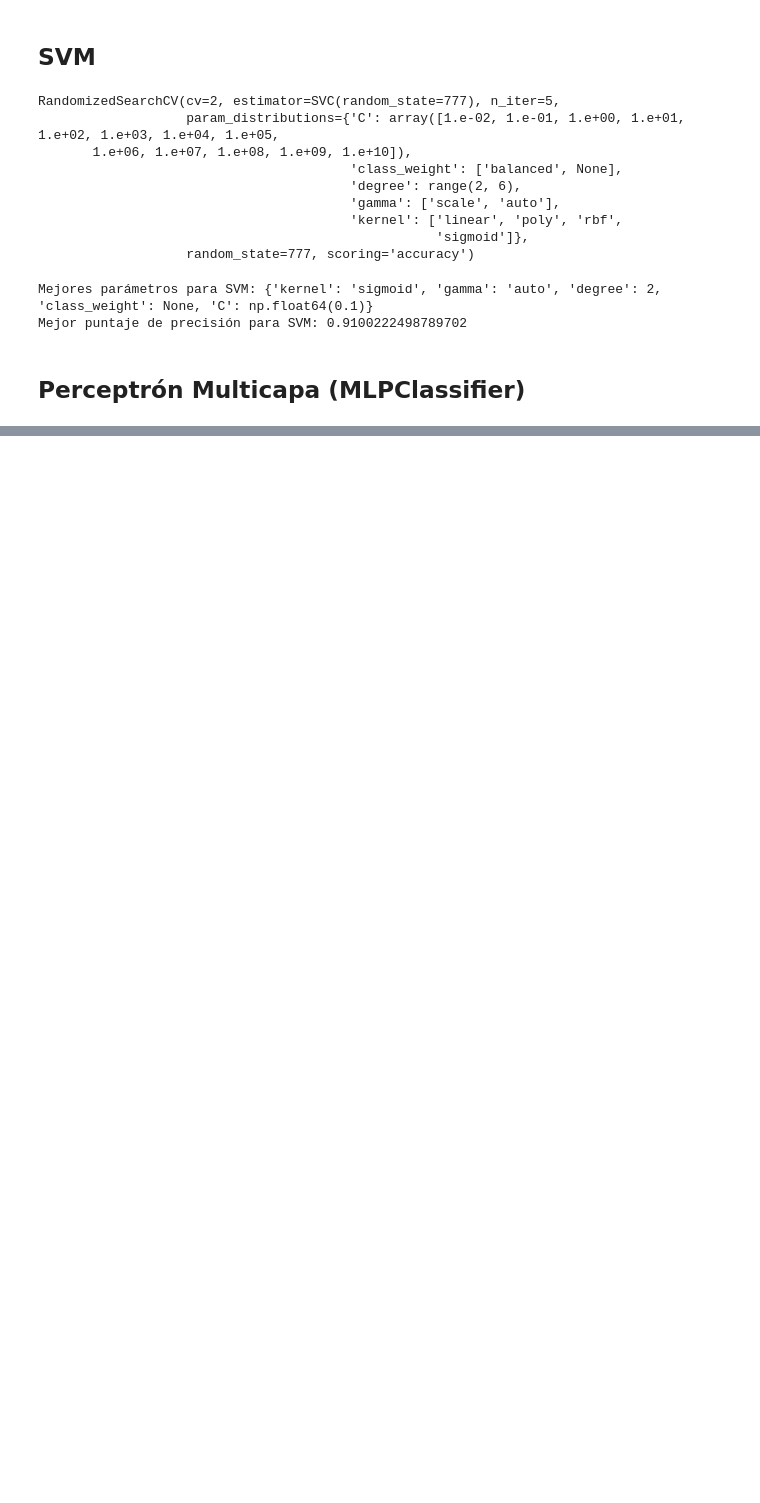
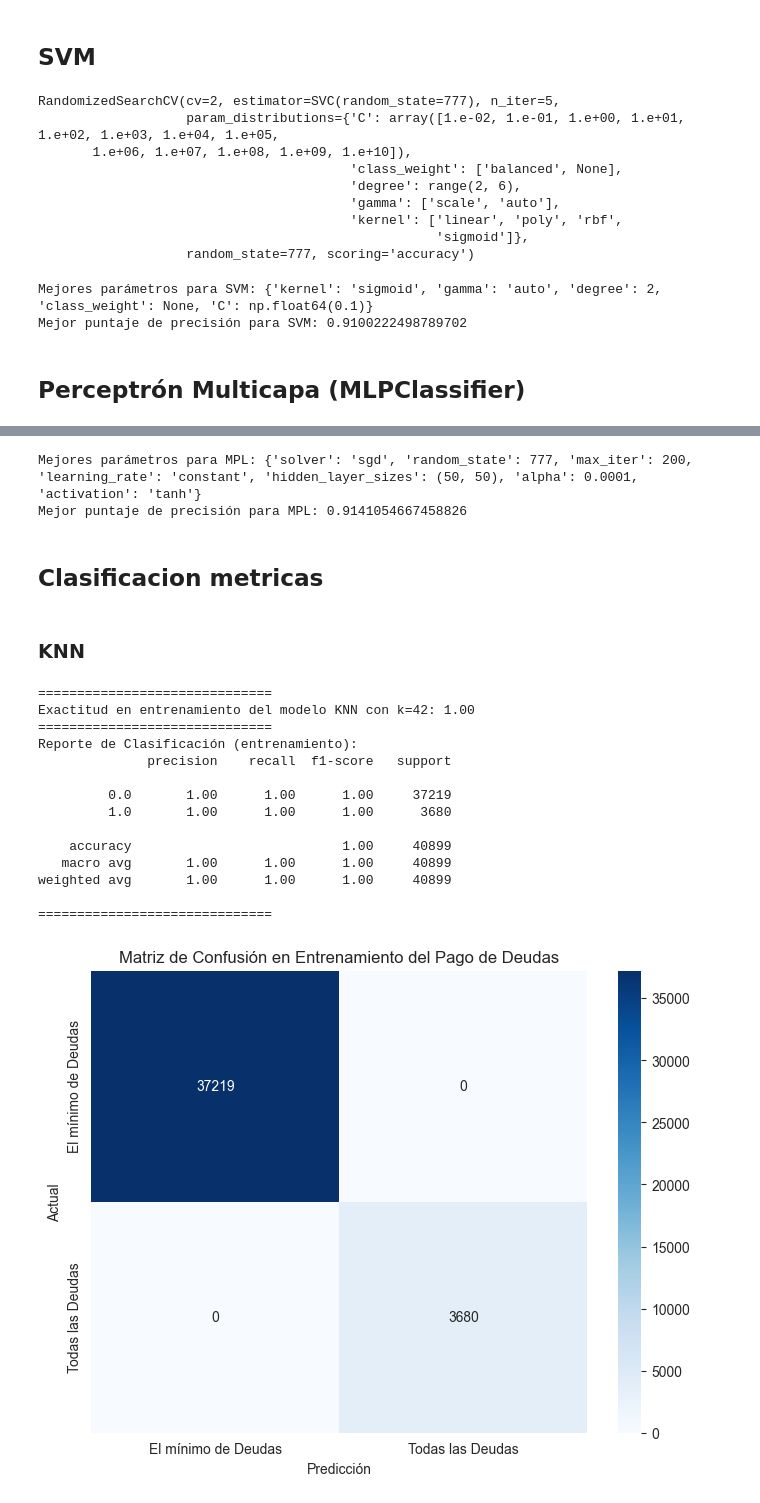
Before and after one commit to GodDoesNotPlayDice/ET-ML, a Jupyter notebook: ET1.ipynb, the cells around one changed output, grey strips where cells are left out. Cells and saved outputs as stored; diff of their text form; code cells hidden in the pictures; blank space fills up the shorter version.

```diff
--- a/ET1.ipynb
+++ b/ET1.ipynb
@@ -1042,0 +1057,67 @@ Precisión en el conjunto de prueba: 0.9091
+# %%
+# Imprimir los mejores parámetros y el mejor puntaje
+print("Mejores parámetros para MPL:", random_search_mlp.best_params_)
+print("Mejor puntaje de precisión para MPL:", random_search_mlp.best_score_)
+# %% [output]
+Mejores parámetros para MPL: {'solver': 'sgd', 'random_state': 777, 'max_iter': 200, 'learning_rate': 'constant', 'hidden_layer_sizes': (50, 50), 'alpha': 0.0001, 'activation': 'tanh'}
+Mejor puntaje de precisión para MPL: 0.9141054667458826
+# %% [markdown]
+## Clasificacion metricas
+# %% [markdown]
+### KNN
+# %%
+from sklearn.metrics import accuracy_score, classification_report, confusion_matrix, roc_auc_score, roc_curve
+import seaborn as sb
+
+#Configuración del modelo y Entrenamiento
+knn_model = KNeighborsClassifier(weights='distance', p=2, n_neighbors=30, metric='manhattan')
+knn_model.fit(X_trainCla, y_trainCla)
+y_train_pred_t = knn_model.predict(X_trainCla)#tarin
+#------------------------------------------------------------------------------------------------------------------------------
+
+#Metricas
+train_accuracy = accuracy_score(y_trainCla, y_train_pred_t)
+print("="*30)
+print(f"Exactitud en entrenamiento del modelo KNN con k={42}: {train_accuracy:.2f}")
+print("="*30)
+
+train_report = classification_report(y_trainCla, y_train_pred_t)
+print("Reporte de Clasificación (entrenamiento):")
+print(train_report)
+print("="*30)
+
+train_matrix = confusion_matrix(y_trainCla, y_train_pred_t)
+plt.figure(figsize=(8, 6))
+sb.heatmap(train_matrix, annot=True, fmt='d', cmap='Blues', xticklabels=['El mínimo de Deudas', 'Todas las Deudas'], yticklabels=['El mínimo de Deudas', 'Todas las Deudas'])
+plt.xlabel('Predicción')
+plt.ylabel('Actual')
+plt.title('Matriz de Confusión en Entrenamiento del Pago de Deudas')
+plt.show()
+
+y_train_curva_t = knn_model.predict_proba(X_trainCla)[:, 1]
+train_auc_score = roc_auc_score(y_trainCla, y_train_curva_t)
+train_fpr, train_tpr, _ = roc_curve(y_trainCla, y_train_curva_t)
+plt.figure()
+plt.plot(train_fpr, train_tpr, label=f"Curva ROC Entrenamiento (AUC = {train_auc_score:.2f})")
+plt.plot([0, 1], [0, 1], 'k--')
+plt.xlabel("Proporción Falsos Positivos")
+plt.ylabel("Proporción Verdaderos Positivos")
+plt.title("Curva ROC en Entrenamiento")
+plt.legend(loc="lower right")
+plt.show()
+# %% [output]
+==============================
+Exactitud en entrenamiento del modelo KNN con k=42: 1.00
+==============================
+Reporte de Clasificación (entrenamiento):
+              precision    recall  f1-score   support
+
+         0.0       1.00      1.00      1.00     37219
+         1.0       1.00      1.00      1.00      3680
+
+    accuracy                           1.00     40899
+   macro avg       1.00      1.00      1.00     40899
+weighted avg       1.00      1.00      1.00     40899
+
+==============================
+[figure, added]
```
Also changed, not shown: parts of 23 cells of this notebook.
